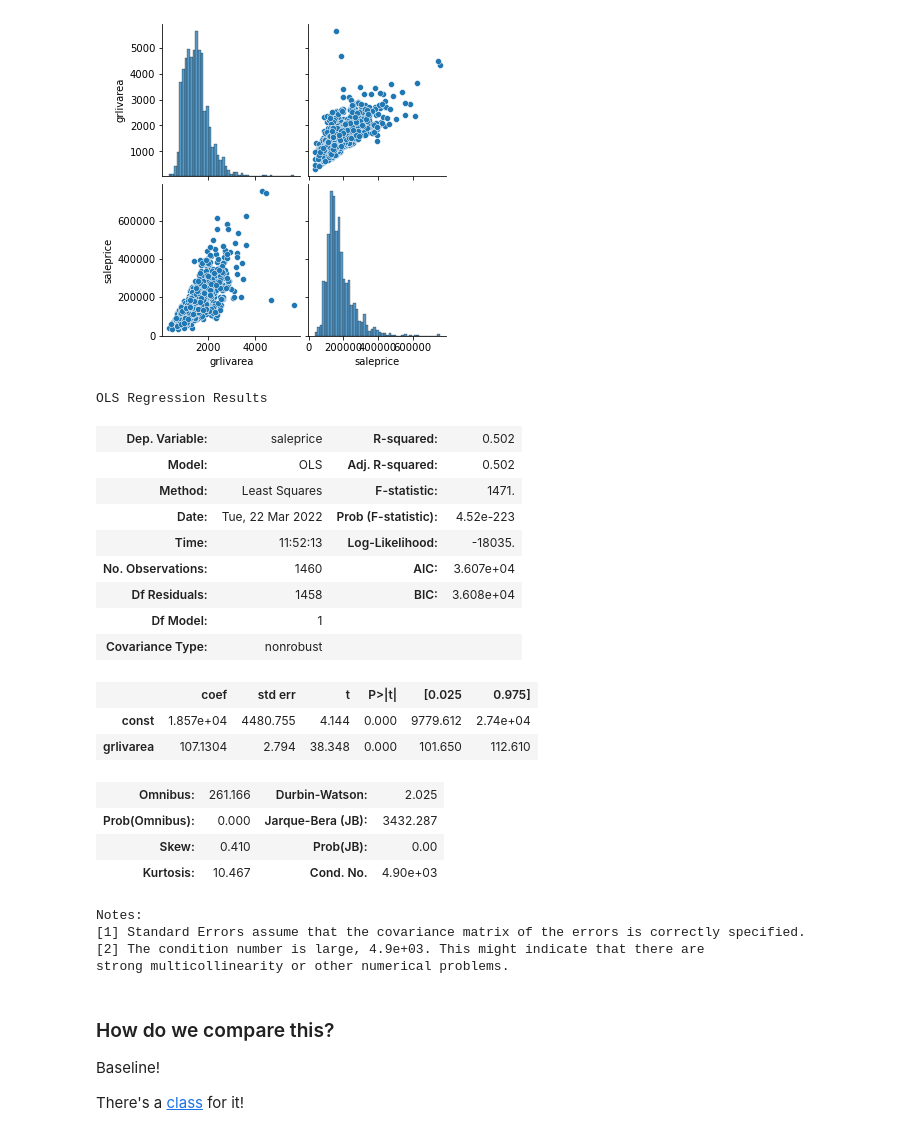
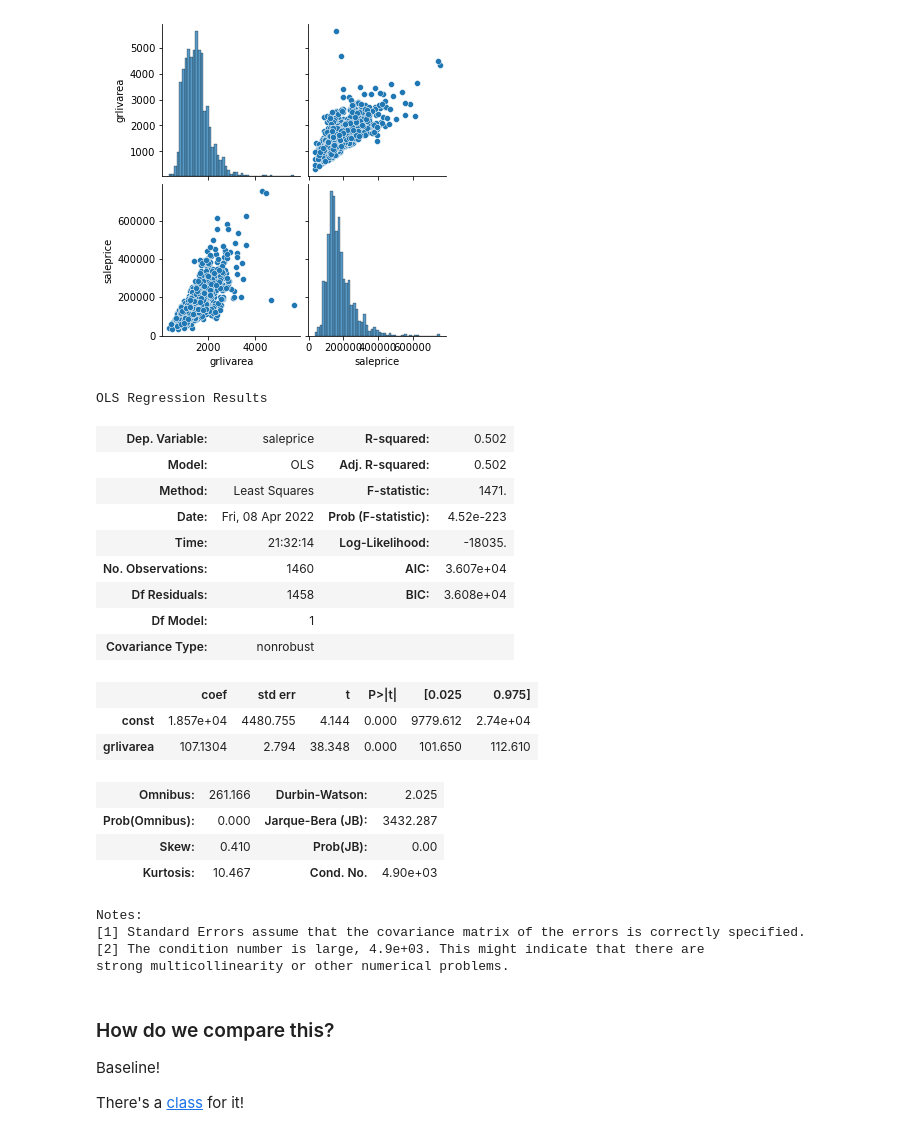
Before and after one commit to jskominsky/DS-Live-022122, a Jupyter notebook: Phase2/29-b-SLR-Practice.ipynb, the cells around one changed output. Cells and saved outputs as stored; diff of their text form; code cells hidden in the pictures.

```diff
--- a/Phase2/29-b-SLR-Practice.ipynb
+++ b/Phase2/29-b-SLR-Practice.ipynb
@@ -123,14 +129,14 @@ sns.pairplot(tot_df)
 sm_lr = sm.OLS(y, sm.add_constant(X))
 # %%
 # Summary
-sm_lr.fit().summary()
+sm_lr.fit().summary() b
 # %% [output]
 OLS Regression Results
 | Dep. Variable: | saleprice | R-squared: | 0.502 |
 | Model: | OLS | Adj. R-squared: | 0.502 |
 | Method: | Least Squares | F-statistic: | 1471. |
-| Date: | Tue, 22 Mar 2022 | Prob (F-statistic): | 4.52e-223 |
-| Time: | 11:52:13 | Log-Likelihood: | -18035. |
+| Date: | Fri, 08 Apr 2022 | Prob (F-statistic): | 4.52e-223 |
+| Time: | 21:32:14 | Log-Likelihood: | -18035. |
 | No. Observations: | 1460 | AIC: | 3.607e+04 |
 | Df Residuals: | 1458 | BIC: | 3.608e+04 |
 | Df Model: | 1 |  |  |
```
Also changed, not shown: parts of 8 cells of this notebook, 8 other files.
